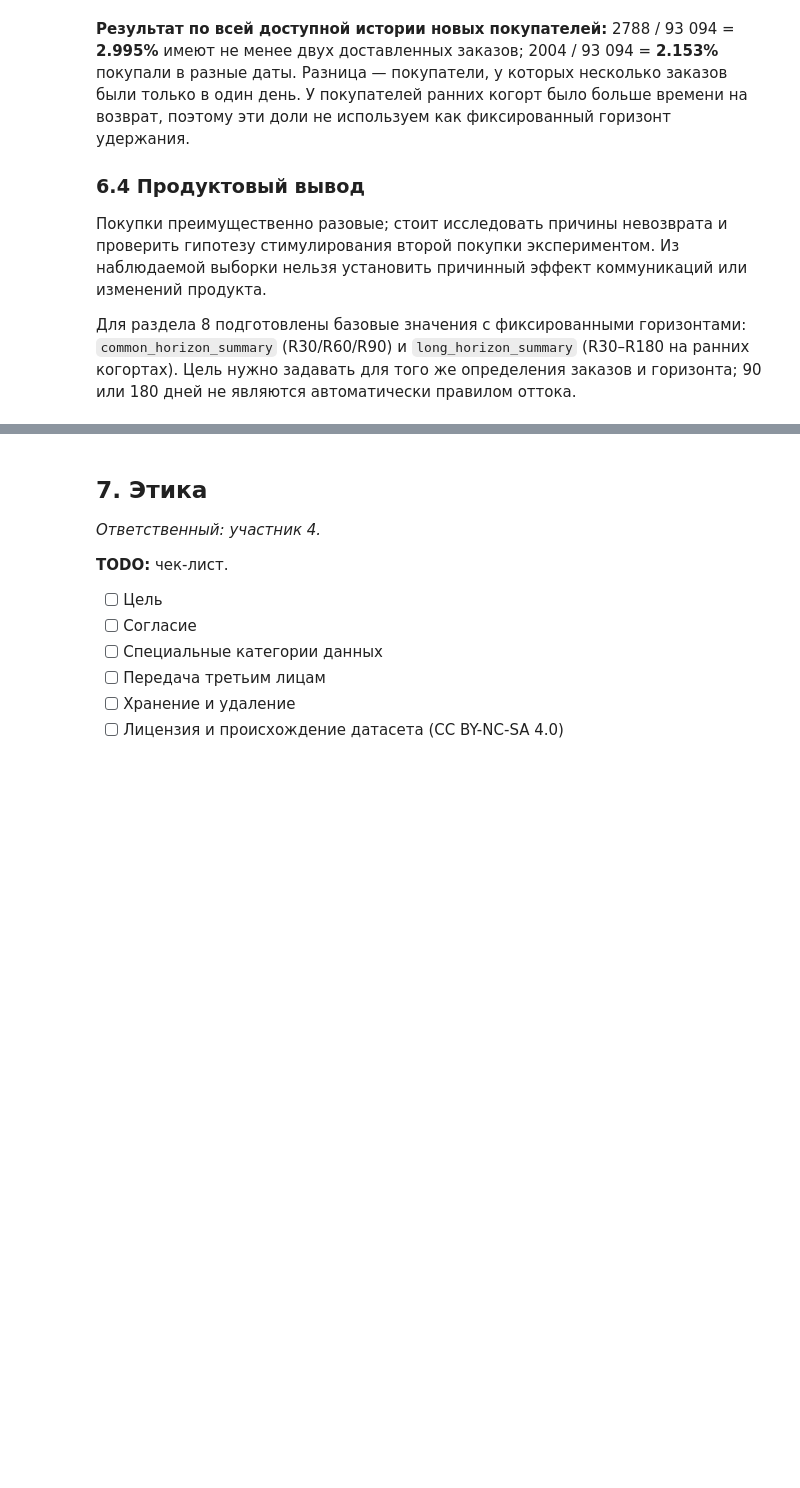
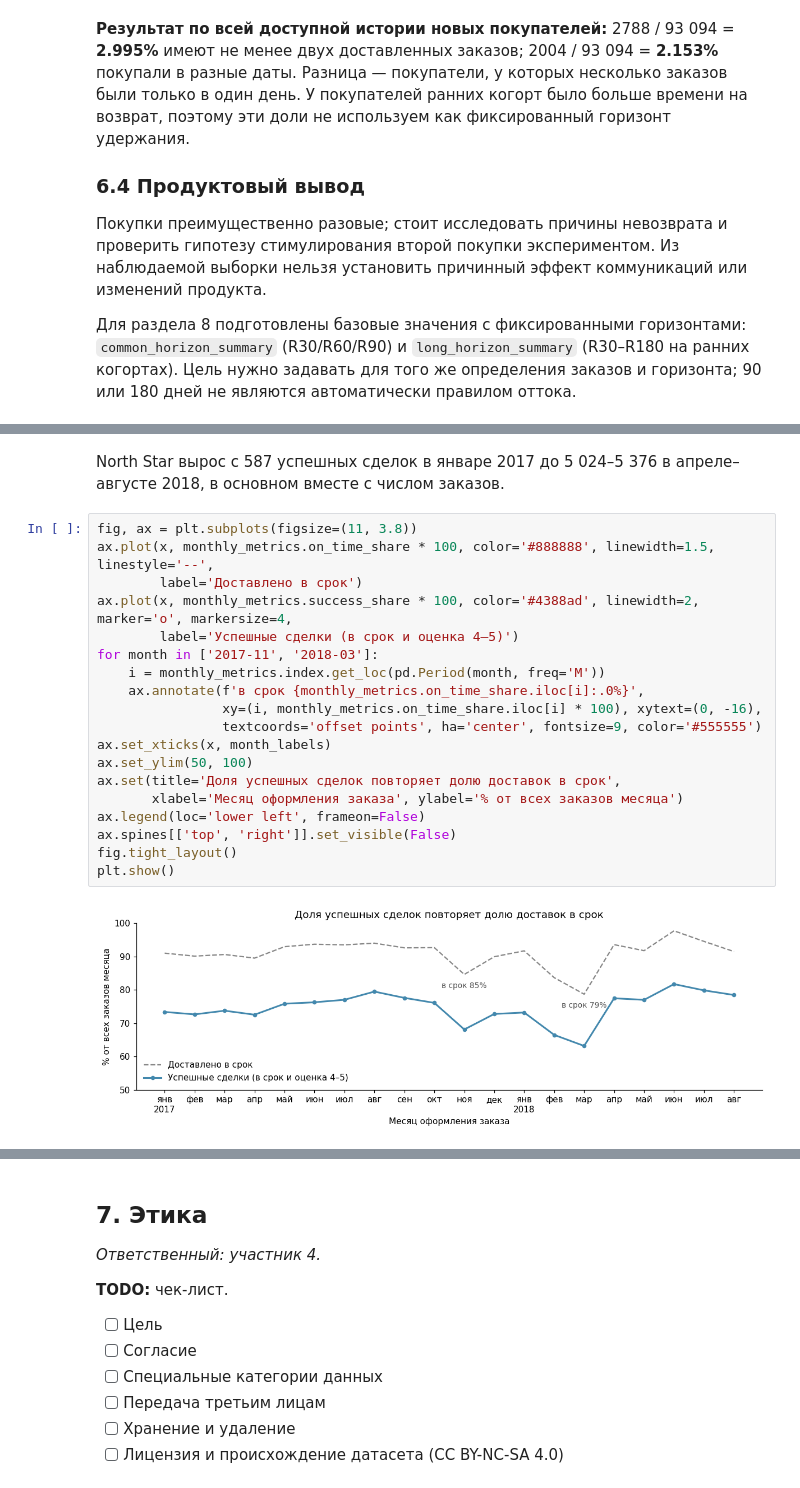
Before and after one commit to iverid/ProdAnal, a Jupyter notebook: project.ipynb, the cells around one changed output, grey strips where cells are left out. Drawn from its saved outputs; the diff is of its cells as text; blank space fills up the shorter version.

```diff
--- a/project.ipynb
+++ b/project.ipynb
@@ -823,0 +1137,23 @@ assert buyer_day_counts.ge(2).sum() == repeats.customer_unique_id.nunique()
+# %% [markdown]
+North Star вырос с 587 успешных сделок в январе 2017 до 5 024–5 376 в апреле–августе 2018, в основном вместе с числом заказов.
+# %%
+fig, ax = plt.subplots(figsize=(11, 3.8))
+ax.plot(x, monthly_metrics.on_time_share * 100, color='#888888', linewidth=1.5, linestyle='--',
+        label='Доставлено в срок')
+ax.plot(x, monthly_metrics.success_share * 100, color='#4388ad', linewidth=2, marker='o', markersize=4,
+        label='Успешные сделки (в срок и оценка 4–5)')
+for month in ['2017-11', '2018-03']:
+    i = monthly_metrics.index.get_loc(pd.Period(month, freq='M'))
+    ax.annotate(f'в срок {monthly_metrics.on_time_share.iloc[i]:.0%}',
+                xy=(i, monthly_metrics.on_time_share.iloc[i] * 100), xytext=(0, -16),
+                textcoords='offset points', ha='center', fontsize=9, color='#555555')
+ax.set_xticks(x, month_labels)
+ax.set_ylim(50, 100)
+ax.set(title='Доля успешных сделок повторяет долю доставок в срок',
+       xlabel='Месяц оформления заказа', ylabel='% от всех заказов месяца')
+ax.legend(loc='lower left', frameon=False)
+ax.spines[['top', 'right']].set_visible(False)
+fig.tight_layout()
+plt.show()
+# %% [output]
+[figure, added]
```
Also changed, not shown: parts of 17 cells of this notebook.
